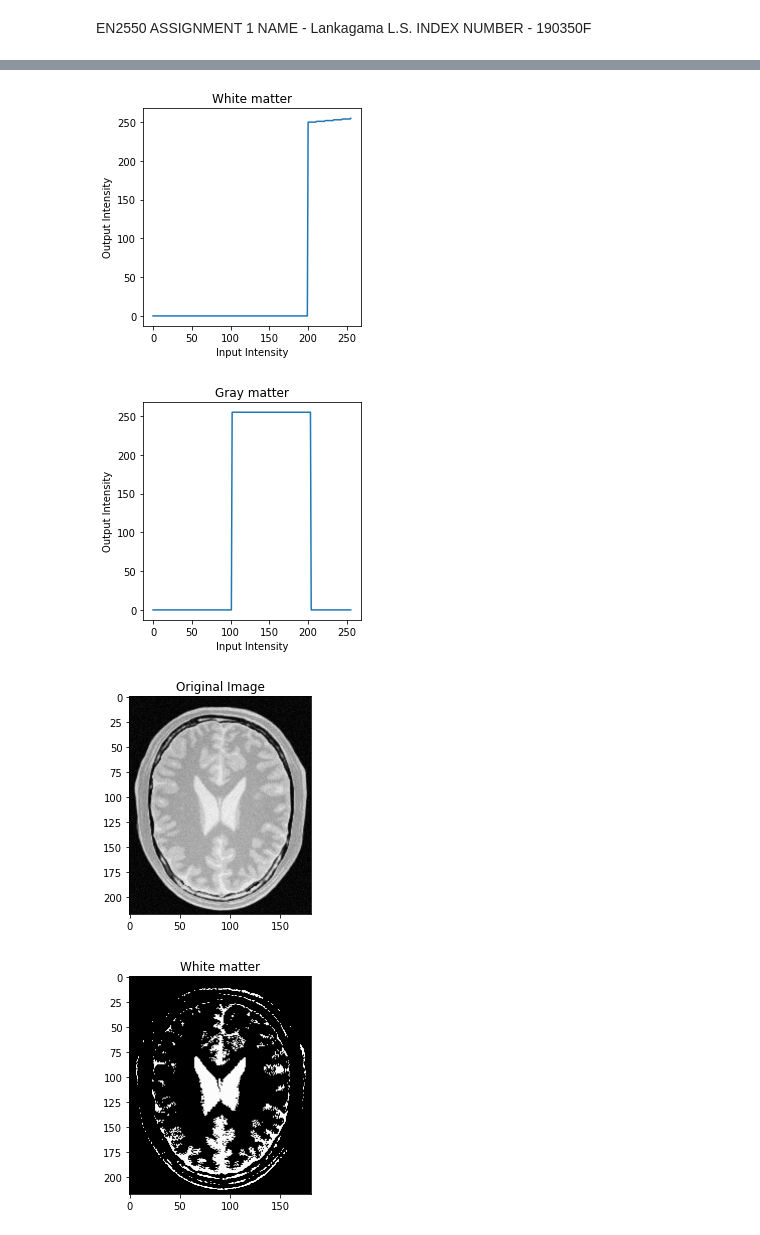
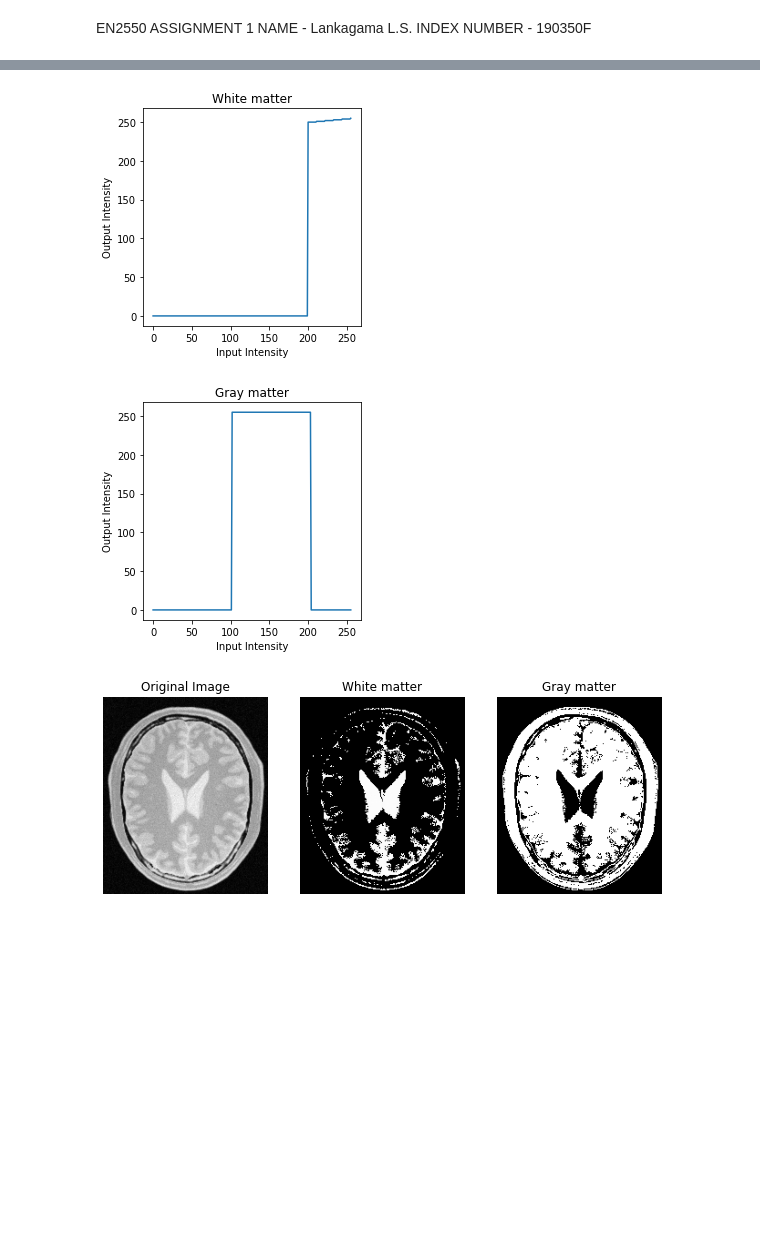
Before and after one commit to Lahiru-Sanjaya-Lankagama/Image-Processing, a Jupyter notebook: Assignment-1.ipynb, the cells around one changed output, grey strips where cells are left out. Saved outputs shown, nothing was run; the diff lists cells and outputs as text; code cells hidden in the pictures; blank space fills up the shorter version.

```diff
--- a/Assignment-1.ipynb
+++ b/Assignment-1.ipynb
@@ -54,5 +45,4 @@ plt.show()
 # %%
-#Question 2
 import numpy as np
 import cv2 as cv
 import matplotlib.pyplot as plt
@@ -61,64 +51,53 @@ f = cv.imread(r"C:\Users\Lahiru Sanjaya\Desktop\image_Ass\Assignment\brain_proto
 assert f is not None
 
 t1 = np.linspace(0, 0, 100)
-t2 = np.linspace(100, 0, 0)
-t3 = np.linspace(0, 0, 100)
-t4 = np.linspace(150, 200, 0)
-t5 = np.linspace(250, 255, 56)
+t2 = np.linspace(0, 0, 100)
+t3 = np.linspace(250, 255, 56)
 
 t6 = np.linspace(0, 0, 102)
 t7 = np.linspace(255,255, 102)
 t8 = np.linspace(0, 0, 52)
 
 
-t_w = np.concatenate((t1, t2, t3, t4, t5), axis = 0).astype(np.uint8)
+t_w = np.concatenate((t1, t2, t3), axis = 0).astype(np.uint8)
 fig, ax = plt.subplots()
 plt.title("White matter")
 plt.xlabel("Input Intensity")
 plt.ylabel("Output Intensity")
 ax.plot(t_w)
 ax.set_aspect("equal")
 assert len(t_w) == 256
 g_w = cv.LUT(f, t_w)
 
 t_g = np.concatenate((t6, t7, t8), axis = 0).astype(np.uint8)
 fig, ax = plt.subplots()
 plt.title("Gray matter")
 plt.xlabel("Input Intensity")
 plt.ylabel("Output Intensity")
 ax.plot(t_g)
 ax.set_aspect("equal")
 assert len(t_g) == 256
 g_g = cv.LUT(f, t_g)
 
-Img = cv.cvtColor(f, cv.COLOR_BGR2RGB)
-fig, ax = plt.subplots()
-plt.title("Original Image")
-ax.imshow(Img)
+or_img = cv.cvtColor(f, cv.COLOR_BGR2RGB)
+wh_img = cv.cvtColor(g_w , cv.COLOR_BGR2RGB)
+gr_img = cv.cvtColor(g_g , cv.COLOR_BGR2RGB)
+
+fig, ax = plt.subplots(1,3, sharex = 'all', sharey = 'all', figsize = (10,10))
+
+ax[0].set_title("Original Image")
+ax[0].imshow(or_img)
+ax[0].axis('off')
+
+ax[1].set_title("White matter")
+ax[1].imshow(wh_img)
+ax[1].axis('off')
+
+ax[2].set_title("Gray matter")
+ax[2].imshow(gr_img)
+ax[2].axis('off')
 plt.show()
-
-img = cv.cvtColor(g_w , cv.COLOR_BGR2RGB)
-fig, ax = plt.subplots()
-plt.title("White matter")
-ax.imshow(img)
-plt.show()
-
-img = cv.cvtColor(g_g , cv.COLOR_BGR2RGB)
-fig, ax = plt.subplots()
-plt.title("Gray matter")
-ax.imshow(img)
-plt.show()
-
-# cv.namedWindow("Image",cv.WINDOW_AUTOSIZE)
-# cv.imshow("Image", f)
-# cv.waitKey(0)
-# cv.imshow("Image", g_w)
-# cv.waitKey(0)
-# cv.imshow("Image", g_g)
-# cv.waitKey(0)
-# cv.destroyAllWindows()
 # %% [output]
 [figure]
 [figure]
-[figure, old version]
+[figure, new version]
-[figure, removed]
```
Also changed, not shown: parts of 23 cells of this notebook.
